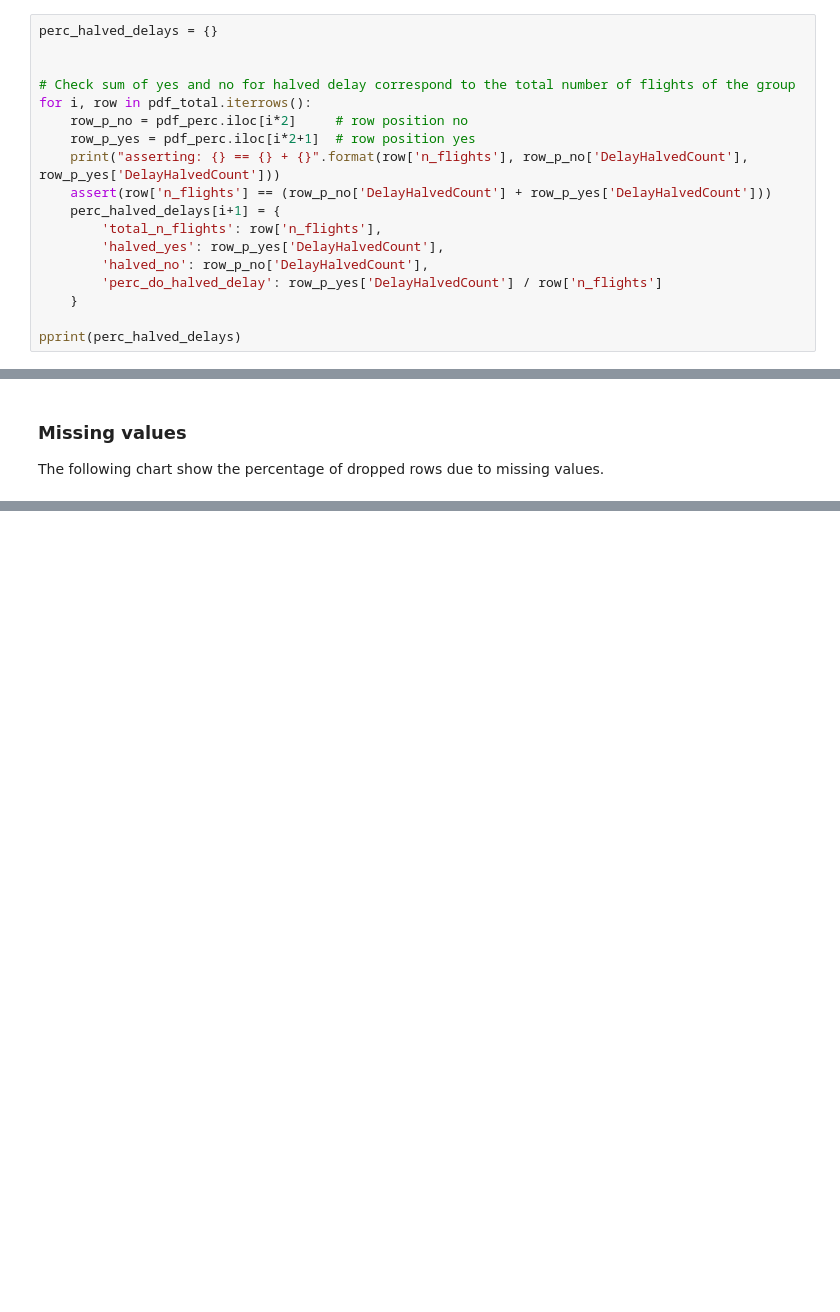
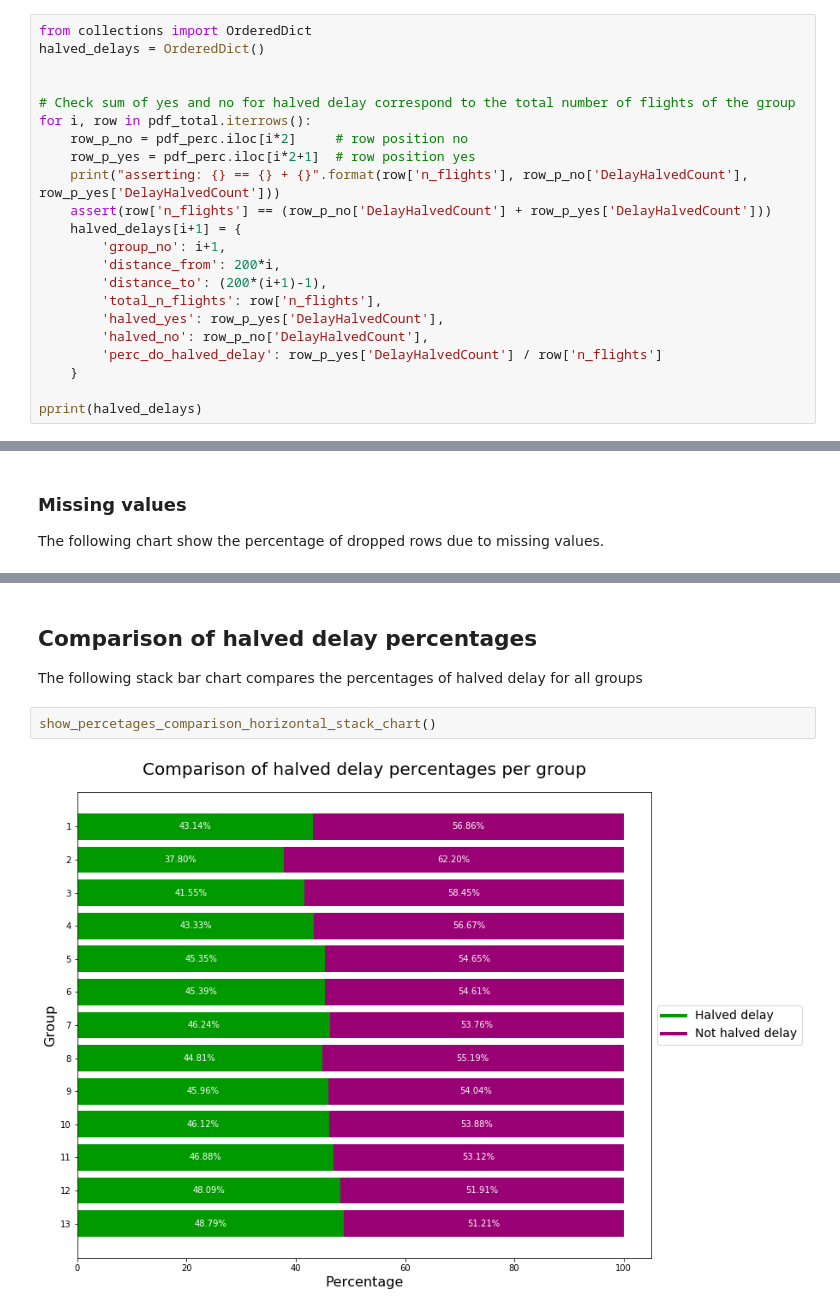
Before and after one commit to polimi-mt-acg/USA-airlines-statistics-1994-2008, a Jupyter notebook: notebooks/03-distance-groups-percentages-halved-delay.ipynb, the cells around one changed output, grey strips where cells are left out. Cells and saved outputs as stored; diff of their text form; blank space fills up the shorter version.

```diff
--- a/notebooks/03-distance-groups-percentages-halved-delay.ipynb
+++ b/notebooks/03-distance-groups-percentages-halved-delay.ipynb
@@ -300,6 +292,7 @@ df_perc.show(30)
 +-----+-----------+----------------+
 # %%
-perc_halved_delays = {}
+from collections import OrderedDict
+halved_delays = OrderedDict()
 
 
 # Check sum of yes and no for halved delay correspond to the total number of flights of the group
@@ -308,12 +301,15 @@ for i, row in pdf_total.iterrows():
     row_p_yes = pdf_perc.iloc[i*2+1]  # row position yes
     print("asserting: {} == {} + {}".format(row['n_flights'], row_p_no['DelayHalvedCount'], row_p_yes['DelayHalvedCount']))
     assert(row['n_flights'] == (row_p_no['DelayHalvedCount'] + row_p_yes['DelayHalvedCount']))
-    perc_halved_delays[i+1] = {
+    halved_delays[i+1] = {
+        'group_no': i+1,
+        'distance_from': 200*i,
+        'distance_to': (200*(i+1)-1),
         'total_n_flights': row['n_flights'],
         'halved_yes': row_p_yes['DelayHalvedCount'],
         'halved_no': row_p_no['DelayHalvedCount'],
         'perc_do_halved_delay': row_p_yes['DelayHalvedCount'] / row['n_flights']
     }
 
-pprint(perc_halved_delays)
+pprint(halved_delays)
 # %% [output]
@@ -496,0 +626,8 @@ show_dropped_summary_pie_chart()
+# %% [markdown]
+## Comparison of halved delay percentages
+
+The following stack bar chart compares the percentages of halved delay for all groups
+# %%
+show_percetages_comparison_horizontal_stack_chart()
+# %% [output]
+[figure, added]
```
Also changed, not shown: parts of 24 cells of this notebook.
